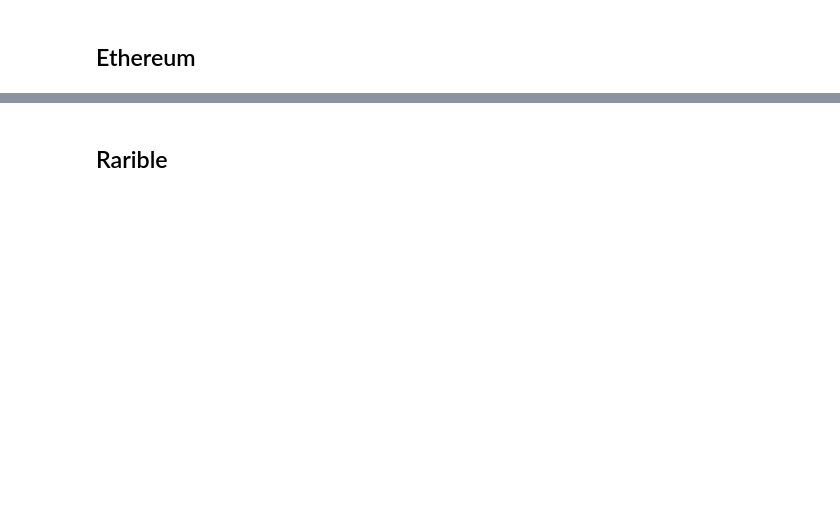
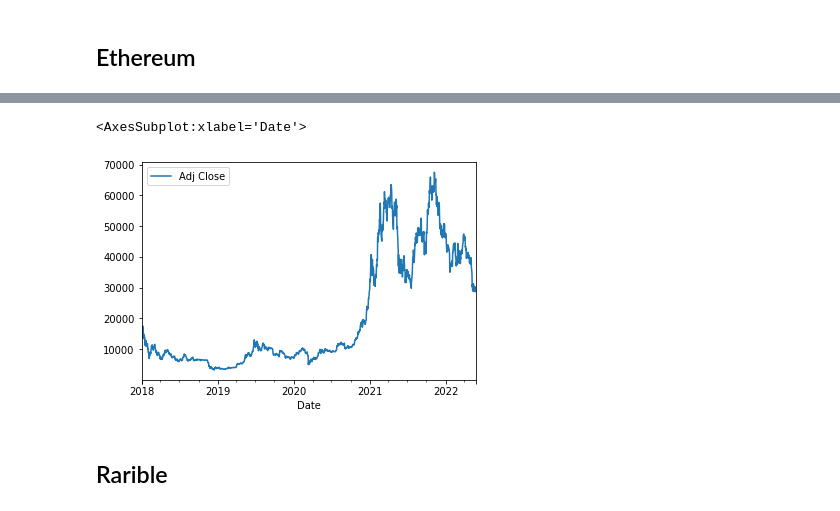
Before and after one commit to EgorMozharov/NFT, a Jupyter notebook: get dataset.ipynb, the cells around one changed output, grey strips where cells are left out. Saved outputs shown, nothing was run; the diff lists cells and outputs as text; code cells hidden in the pictures; blank space fills up the shorter version.

```diff
--- a/get dataset.ipynb
+++ b/get dataset.ipynb
@@ -75,0 +104,5 @@ Ethereum_df.plot(y = "Adj Close", use_index=True)
+# %%
+bitcoin_df.plot(y = "Adj Close", use_index=True)
+# %% [output]
+<AxesSubplot:xlabel='Date'>
+[figure, added]
```
Also changed, not shown: parts of 11 cells of this notebook, 2 other files.
